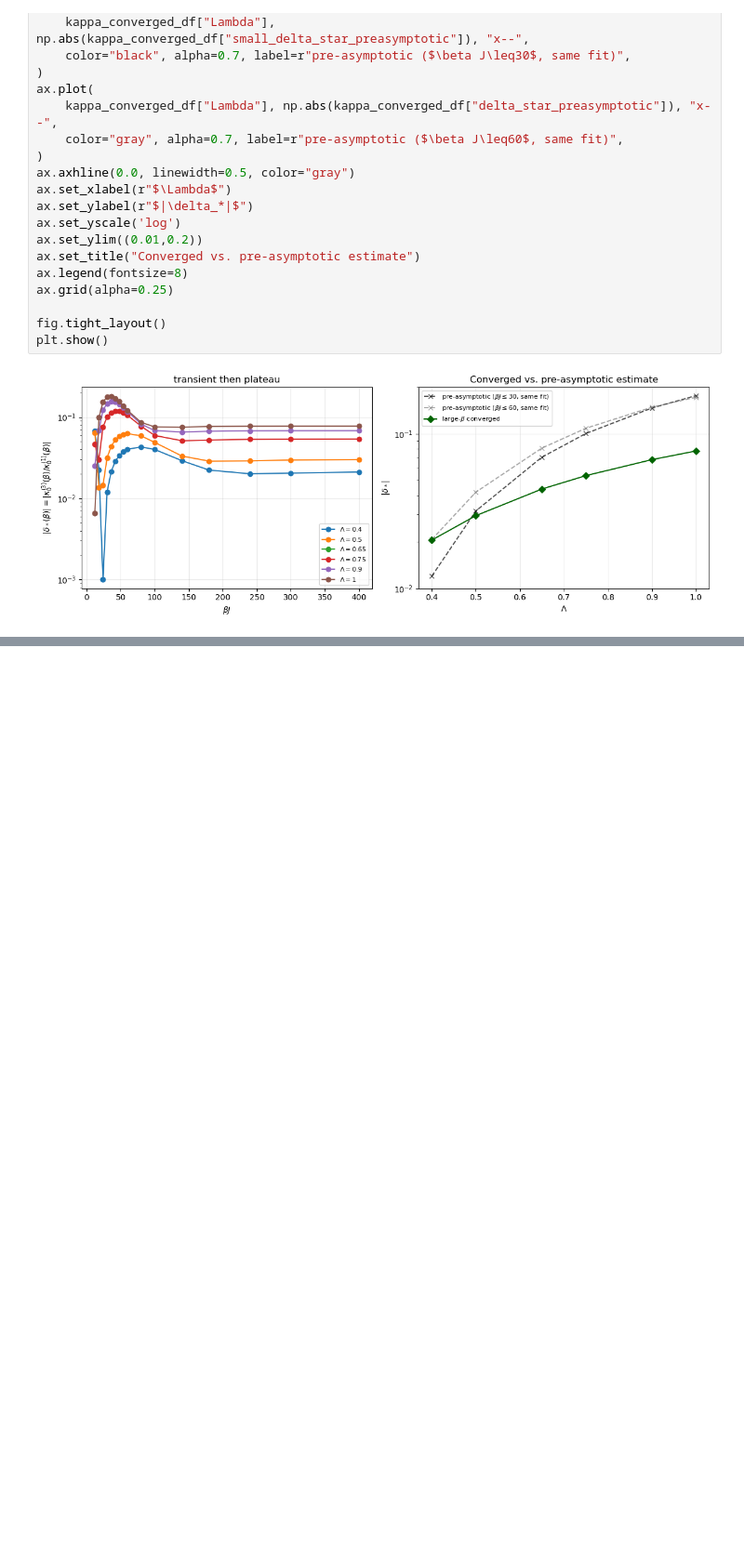
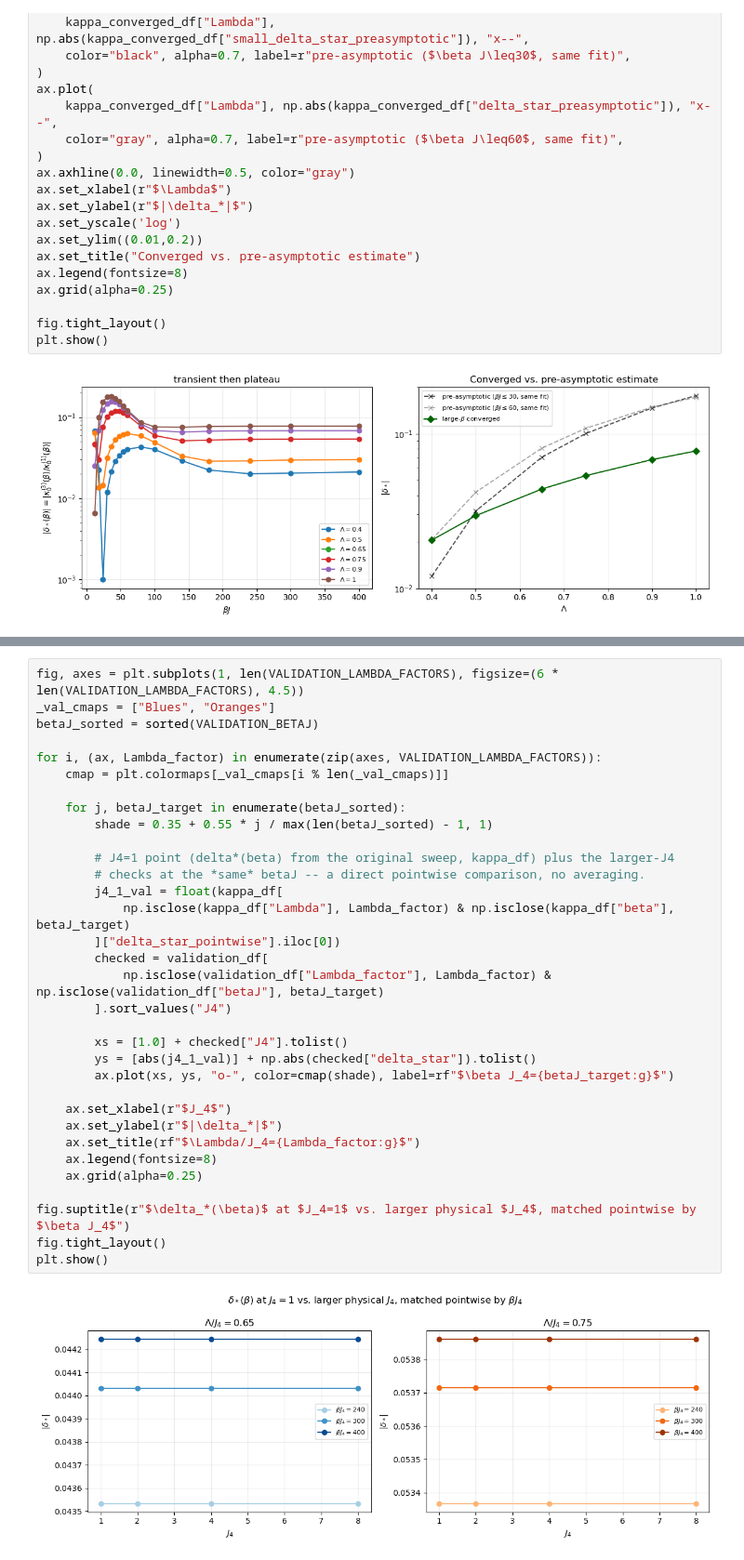
Before and after one commit to meabhallen/sykquench, a Jupyter notebook: syk_matsubara_kernel.ipynb, the cells around one changed output, grey strips where cells are left out. Shown at 93% size. Drawn from its saved outputs; the diff is of its cells as text; blank space fills up the shorter version.

```diff
--- a/syk_matsubara_kernel.ipynb
+++ b/syk_matsubara_kernel.ipynb
@@ -666,0 +762,35 @@ plt.show()
+# %%
+fig, axes = plt.subplots(1, len(VALIDATION_LAMBDA_FACTORS), figsize=(6 * len(VALIDATION_LAMBDA_FACTORS), 4.5))
+_val_cmaps = ["Blues", "Oranges"]
+betaJ_sorted = sorted(VALIDATION_BETAJ)
+
+for i, (ax, Lambda_factor) in enumerate(zip(axes, VALIDATION_LAMBDA_FACTORS)):
+    cmap = plt.colormaps[_val_cmaps[i % len(_val_cmaps)]]
+
+    for j, betaJ_target in enumerate(betaJ_sorted):
+        shade = 0.35 + 0.55 * j / max(len(betaJ_sorted) - 1, 1)
+
+        # J4=1 point (delta*(beta) from the original sweep, kappa_df) plus the larger-J4
+        # checks at the *same* betaJ -- a direct pointwise comparison, no averaging.
+        j4_1_val = float(kappa_df[
+            np.isclose(kappa_df["Lambda"], Lambda_factor) & np.isclose(kappa_df["beta"], betaJ_target)
+        ]["delta_star_pointwise"].iloc[0])
+        checked = validation_df[
+            np.isclose(validation_df["Lambda_factor"], Lambda_factor) & np.isclose(validation_df["betaJ"], betaJ_target)
+        ].sort_values("J4")
+
+        xs = [1.0] + checked["J4"].tolist()
+        ys = [abs(j4_1_val)] + np.abs(checked["delta_star"]).tolist()
+        ax.plot(xs, ys, "o-", color=cmap(shade), label=rf"$\beta J_4={betaJ_target:g}$")
+
+    ax.set_xlabel(r"$J_4$")
+    ax.set_ylabel(r"$|\delta_*|$")
+    ax.set_title(rf"$\Lambda/J_4={Lambda_factor:g}$")
+    ax.legend(fontsize=8)
+    ax.grid(alpha=0.25)
+
+fig.suptitle(r"$\delta_*(\beta)$ at $J_4=1$ vs. larger physical $J_4$, matched pointwise by $\beta J_4$")
+fig.tight_layout()
+plt.show()
+# %% [output]
+[figure, added]
```
Also changed, not shown: parts of 4 cells of this notebook, 10 other files.
